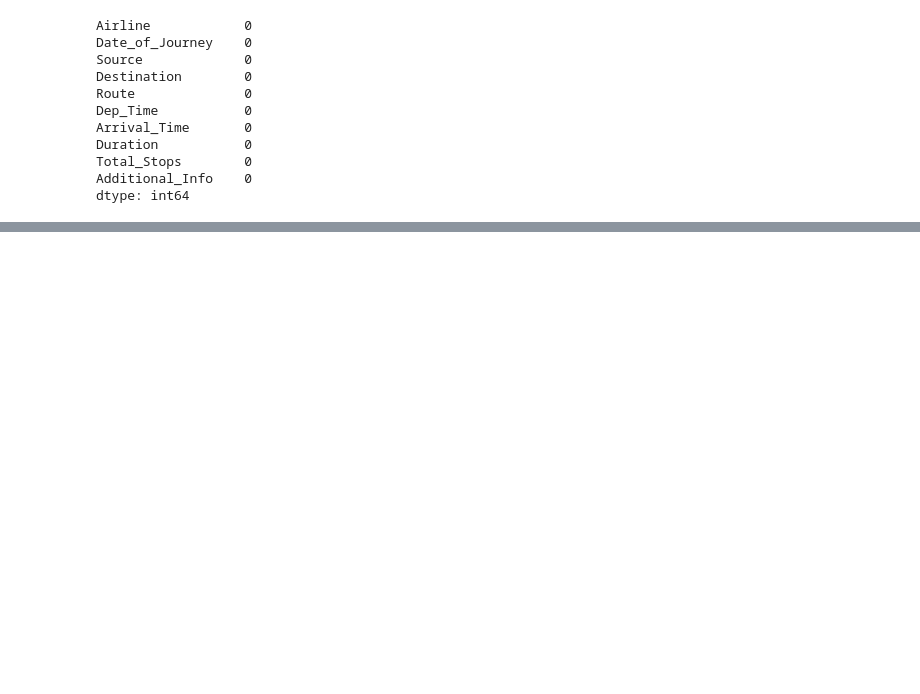
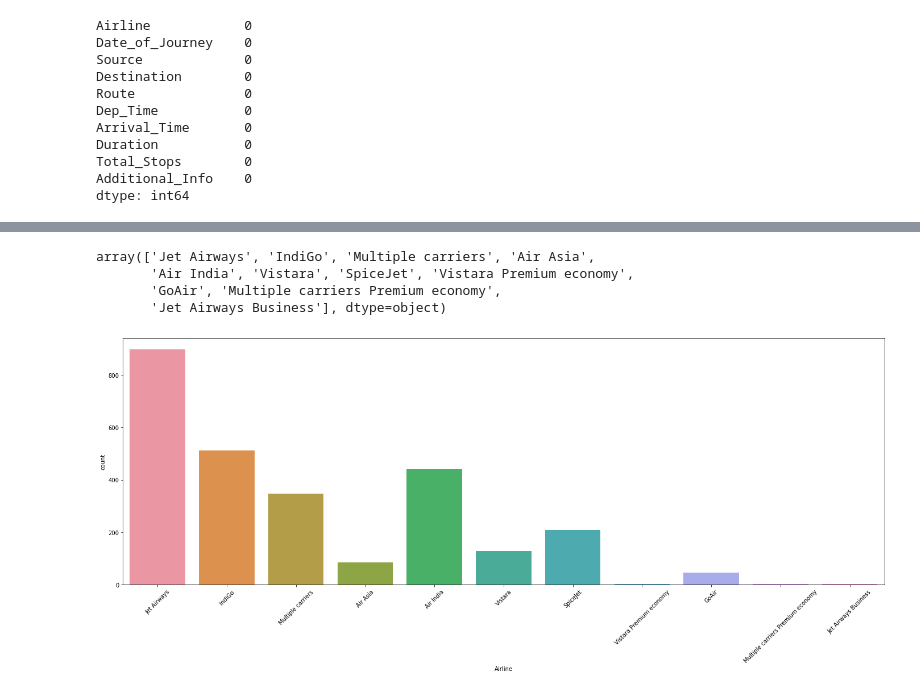
Before and after one commit to riturani2403/Data-Trained-practice-projects, a Jupyter notebook: Flight_Price_Predictions.ipynb, the cells around one changed output, grey strips where cells are left out. Saved outputs shown, nothing was run; the diff lists cells and outputs as text; code cells hidden in the pictures; blank space fills up the shorter version.

```diff
--- a/Flight_Price_Predictions.ipynb
+++ b/Flight_Price_Predictions.ipynb
@@ -772,0 +994,12 @@ dtype: int64
+# %%
+plt.subplots(figsize=(24,8))
+sns.countplot(x="Airline",data=df_test)
+plt.xticks(rotation=45)
+
+df_test['Airline'].unique()
+# %% [output]
+array(['Jet Airways', 'IndiGo', 'Multiple carriers', 'Air Asia',
+       'Air India', 'Vistara', 'SpiceJet', 'Vistara Premium economy',
+       'GoAir', 'Multiple carriers Premium economy',
+       'Jet Airways Business'], dtype=object)
+[figure, added]
```
Also changed, not shown: parts of 72 cells of this notebook.
